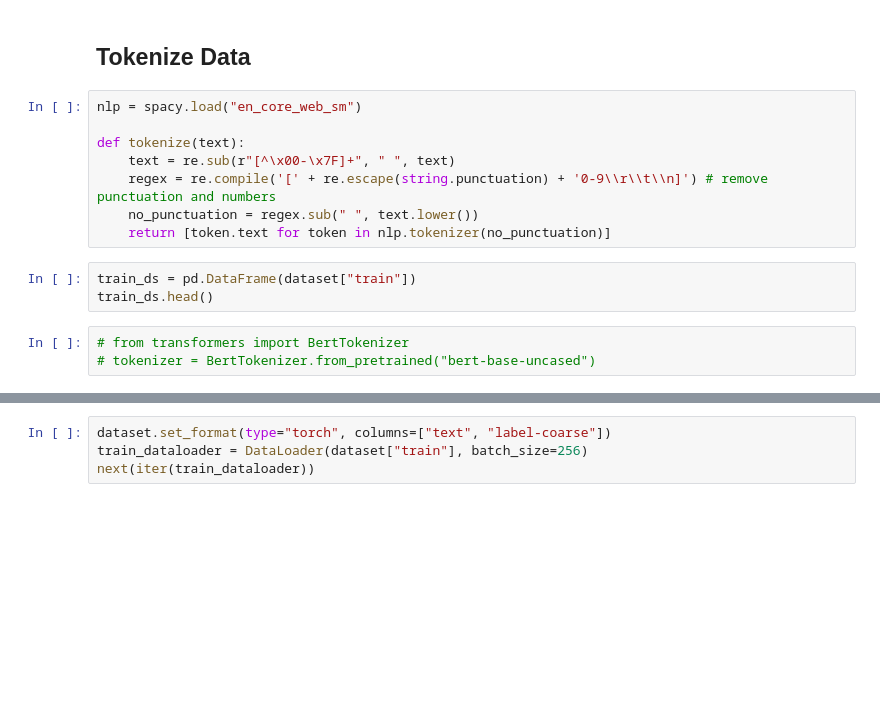
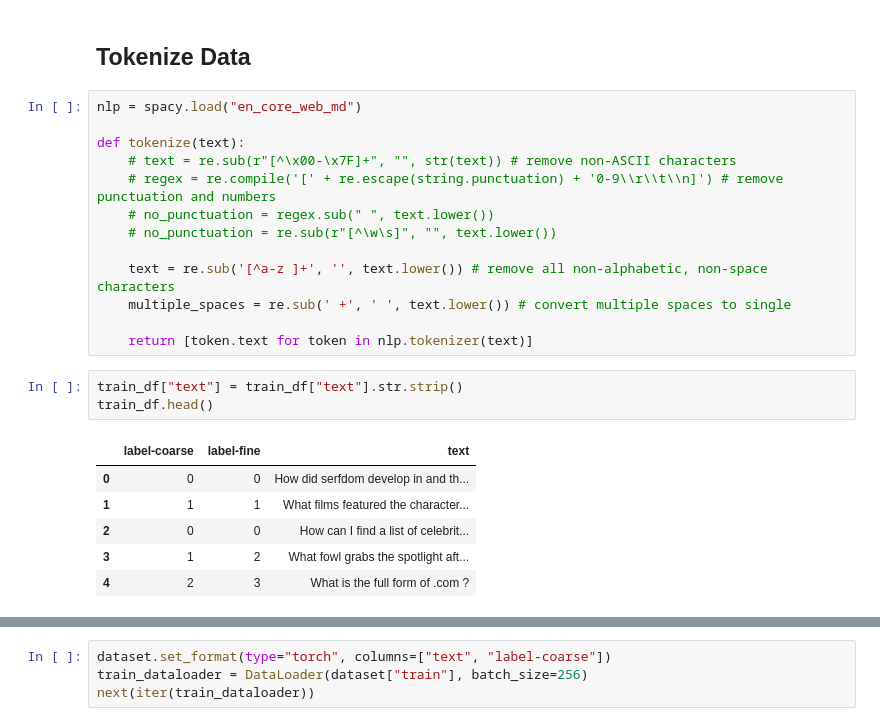
Before and after one commit to arihantbansal/SAiDL-Spring-Assignment-2022, a Jupyter notebook: NLP/trec_mixup.ipynb, the cells around one changed output, grey strips where cells are left out. Saved outputs shown, nothing was run; the diff lists cells and outputs as text; blank space fills up the shorter version.

```diff
--- a/NLP/trec_mixup.ipynb
+++ b/NLP/trec_mixup.ipynb
@@ -81,16 +131,25 @@ dataset["train"][0]
 # %% [markdown]
 ## Tokenize Data
 # %%
-nlp = spacy.load("en_core_web_sm")
+nlp = spacy.load("en_core_web_md")
 
 def tokenize(text):
-	text = re.sub(r"[^\x00-\x7F]+", " ", text)
-	regex = re.compile('[' + re.escape(string.punctuation) + '0-9\\r\\t\\n]') # remove punctuation and numbers
-	no_punctuation = regex.sub(" ", text.lower())
-	return [token.text for token in nlp.tokenizer(no_punctuation)]
+	# text = re.sub(r"[^\x00-\x7F]+", "", str(text)) # remove non-ASCII characters
+	# regex = re.compile('[' + re.escape(string.punctuation) + '0-9\\r\\t\\n]') # remove punctuation and numbers
+	# no_punctuation = regex.sub(" ", text.lower())
+	# no_punctuation = re.sub(r"[^\w\s]", "", text.lower())
+
+	text = re.sub('[^a-z ]+', '', text.lower()) # remove all non-alphabetic, non-space characters
+	multiple_spaces = re.sub(' +', ' ', text.lower()) # convert multiple spaces to single
+
+	return [token.text for token in nlp.tokenizer(text)]
-# %%
-train_ds = pd.DataFrame(dataset["train"])
-train_ds.head()
-# %%
-# from transformers import BertTokenizer
-# tokenizer = BertTokenizer.from_pretrained("bert-base-uncased")
+# %%
+train_df["text"] = train_df["text"].str.strip()
+train_df.head()
+# %% [output]
+|  | label-coarse | label-fine | text |
+| 0 | 0 | 0 | How did serfdom develop in and th... |
+| 1 | 1 | 1 | What films featured the character... |
+| 2 | 0 | 0 | How can I find a list of celebrit... |
+| 3 | 1 | 2 | What fowl grabs the spotlight aft... |
+| 4 | 2 | 3 | What is the full form of .com ? |
```
Also changed, not shown: parts of 36 cells of this notebook.
